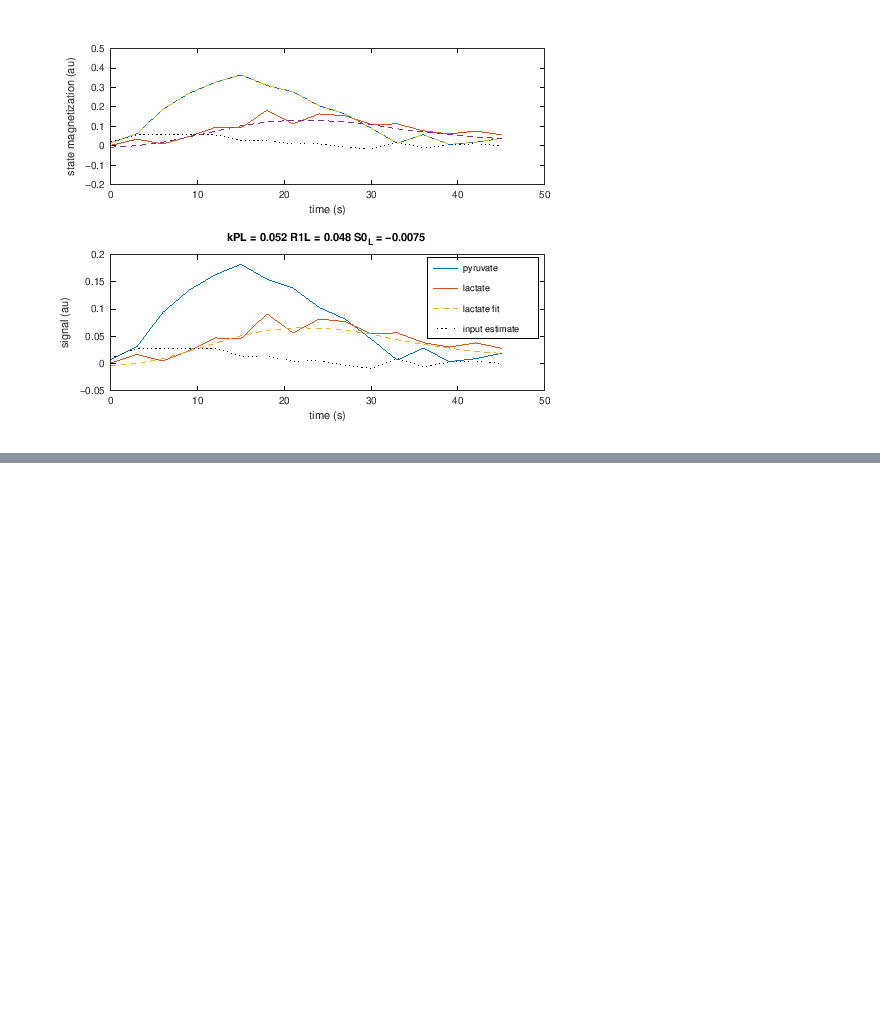
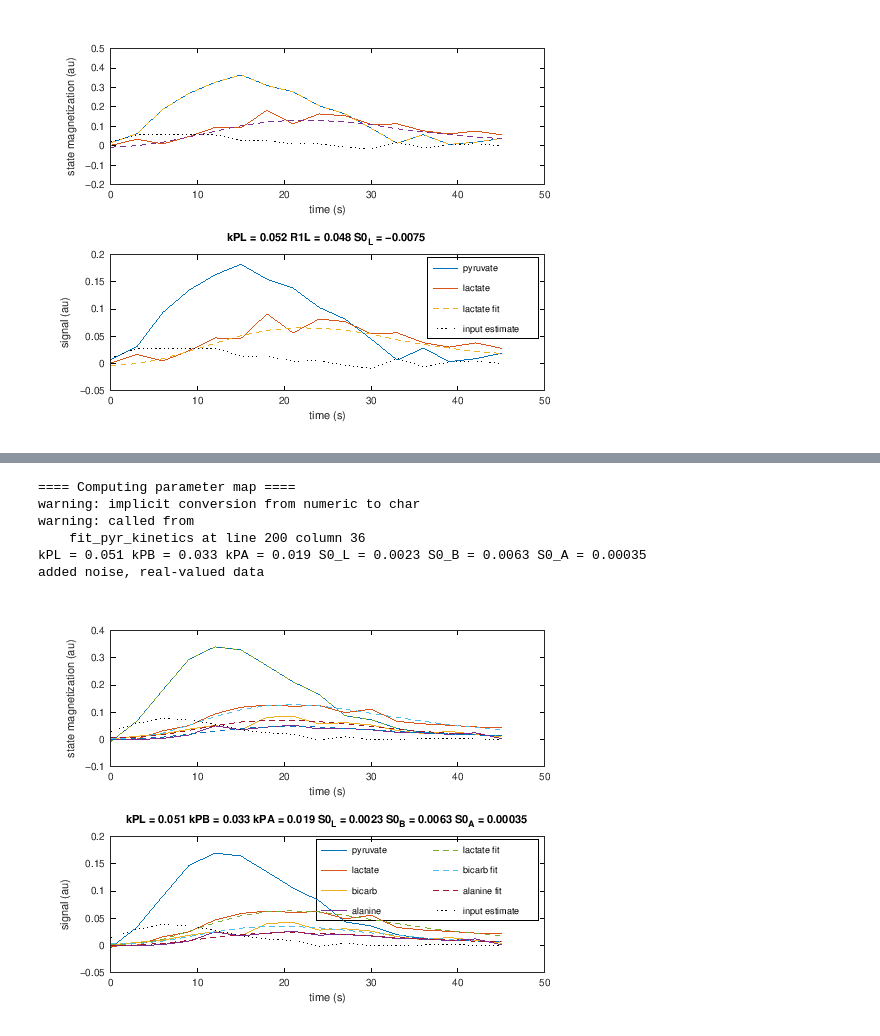
Before and after one commit to LarsonLab/hyperpolarized-mri-toolbox, a Jupyter notebook: kinetic_modeling/test_fitting.ipynb, the cells around one changed output, grey strips where cells are left out. Saved outputs shown, nothing was run; the diff lists cells and outputs as text; code cells hidden in the pictures; blank space fills up the shorter version.

```diff
--- a/kinetic_modeling/test_fitting.ipynb
+++ b/kinetic_modeling/test_fitting.ipynb
@@ -215,0 +270,12 @@ added noise, magnitude data
+# %%
+% added noise, real-valued (not magnitude) data
+[params_fit_noise Sfit_noise] = fit_function(Sn, TR, flips_4site, params_fixed, params_est, [], plot_fits);
+disp('added noise, real-valued data')
+# %% [output]
+==== Computing parameter map ====
+warning: implicit conversion from numeric to char
+warning: called from
+    fit_pyr_kinetics at line 200 column 36
+kPL = 0.051 kPB = 0.033 kPA = 0.019 S0_L = 0.0023 S0_B = 0.0063 S0_A = 0.00035
+added noise, real-valued data
+[figure, added]
```
Also changed, not shown: parts of 8 cells of this notebook, 1 other file.
